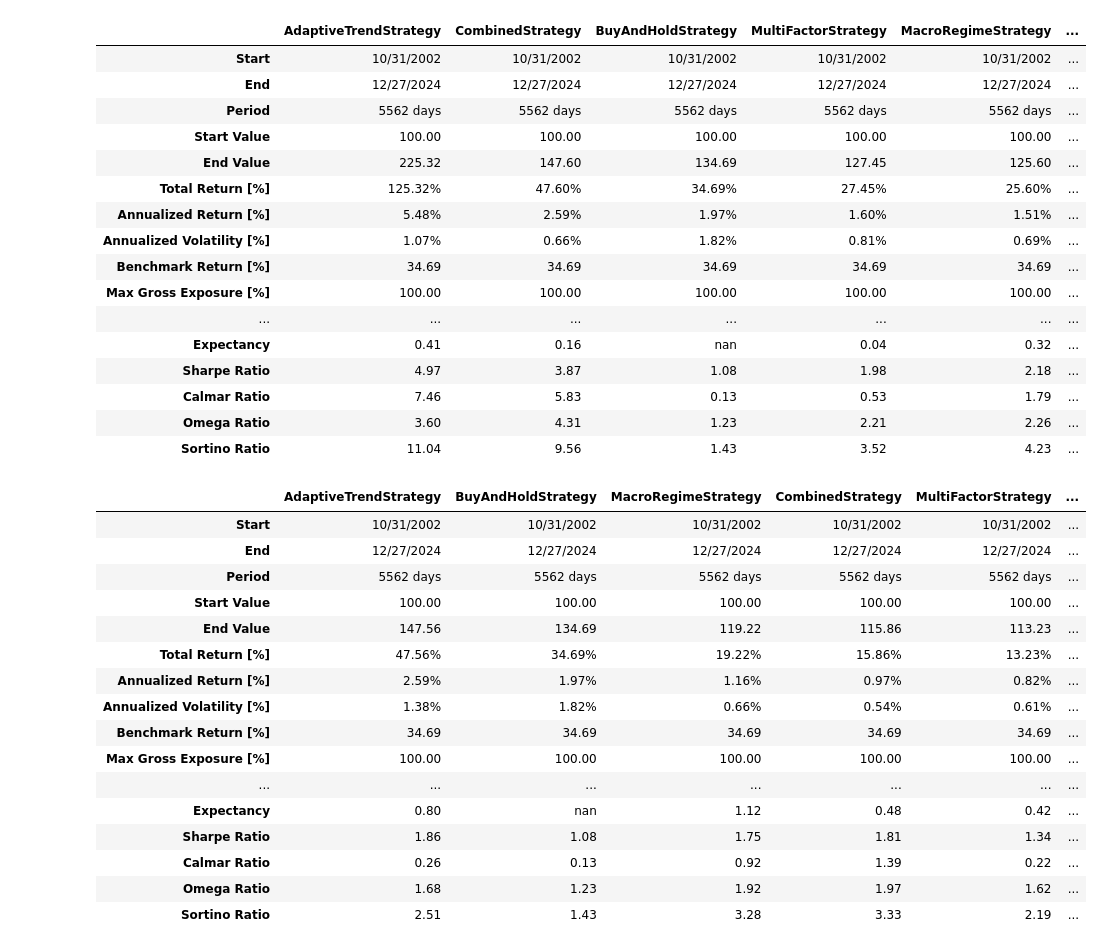
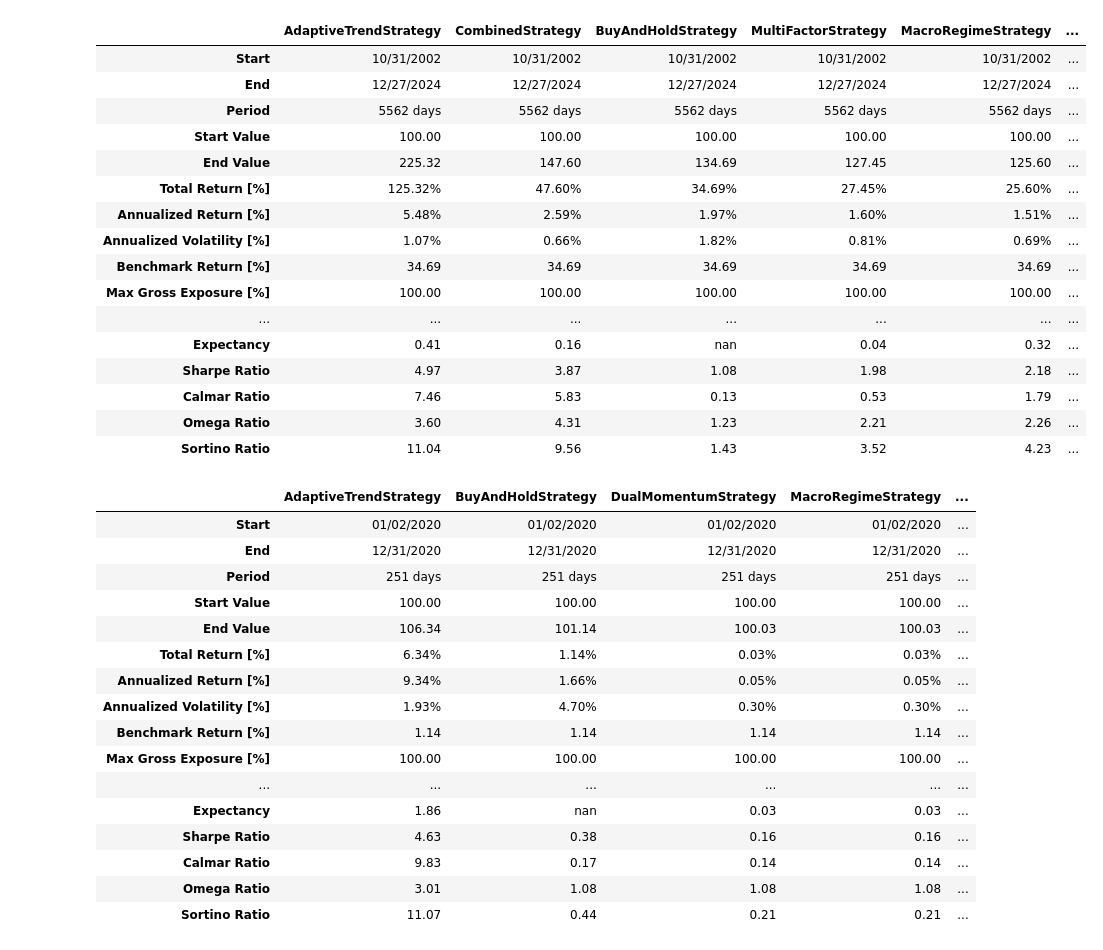
Before and after one commit to ewswlw/backtester, a Jupyter notebook: notebooks/vector_bt.ipynb, the cells around one changed output. Cells and saved outputs as stored; diff of their text form; code cells hidden in the pictures.

Commit message:
Add new backtest scripts and update strategy notebooks

```diff
--- a/notebooks/vector_bt.ipynb
+++ b/notebooks/vector_bt.ipynb
@@ -45,5 +33,12 @@ strategies = [
 # %%
 # Define The Whole Backtesting System In a Modular Way
+import io
+import sys
+from contextlib import redirect_stdout
+import pandas as pd
+from datetime import datetime
+from pathlib import Path
+import vectorbt as vbt
 
 class BacktestConfig:
     def __init__(self,
@@ -83,11 +78,16 @@ def load_data(config: BacktestConfig) -> pd.DataFrame:
     return df
 
 def create_portfolio(strategy, price, signals, config: BacktestConfig):
+    # Convert signals to boolean if they're not already
+    signals = signals.astype(bool)
+
     # Resample signals based on rebalance frequency
     if config.rebalance_freq != '1D':
         # Use 'M' for monthly resampling, then forward fill back to daily
         monthly_signals = signals.resample('M').last()
         signals = monthly_signals.reindex(price.index, method='ffill')
+        # Ensure signals are boolean after resampling
+        signals = signals.astype(bool)
 
     # Generate entries and exits
     entries = signals & ~signals.shift(1).fillna(False)
@@ -166,12 +166,24 @@ def run_backtest(strategies, config: BacktestConfig):
     # Dictionary to store stats for each strategy
     all_stats = {}
 
-    for strategy in strategies:
+    # Load and filter data once according to config
+    df = load_data(config)
+
+    # Create new instances of strategies with filtered data
+    strategy_instances = [
+        strategy.__class__(df) for strategy in strategies
+    ]
+
+    for strategy in strategy_instances:
         with redirect_stdout(io.StringIO()):
             signals = strategy.generate_signals()
 
         price = strategy.df[strategy.target_col]
         signals = signals.reindex(price.index)
+
+        # Ensure signals are boolean
+        if not isinstance(signals.dtype, pd.BooleanDtype):
+            signals = signals.astype(bool)
 
         # Create portfolio using config
         pf = create_portfolio(strategy, price, signals, config)
@@ -191,55 +203,66 @@ def run_backtest(strategies, config: BacktestConfig):
 
     return format_results(all_stats)
 
-# Create default config
-config = BacktestConfig()
+# Initialize strategies with full data first
+df = load_data(BacktestConfig())  # Load full dataset
+strategies = [
+    BuyAndHoldStrategy(df),
+    DualMomentumStrategy(df),
+    MacroRegimeStrategy(df),
+    MeanReversionStrategy(df),
+    MultiFactorStrategy(df),
+    VolatilityRegimeStrategy(df),
+    AdaptiveTrendStrategy(df),
+    CombinedStrategy(df)
+]
 
-# Run backtest with default settings (full period, daily rebalancing)
-results_default = run_backtest(strategies, config)
+# Create configs for different periods
+config_default = BacktestConfig()
+results_default = run_backtest(strategies, config_default)
 
-# Test different periods with monthly rebalancing
+# Test 2020 period with monthly rebalancing
 config_2020 = BacktestConfig(
     start_date='2020-01-01',
     end_date='2020-12-31',
-    rebalance_freq='M'  # Use 'M' for monthly
+    rebalance_freq='M'
 )
 results_2020 = run_backtest(strategies, config_2020)
 
-# Display results - styling is already applied
+# Display results
 display(results_default)
 display(results_2020)
 # %% [output]
 |  | AdaptiveTrendStrategy | CombinedStrategy | BuyAndHoldStrategy | MultiFactorStrategy | MacroRegimeStrategy | ... |
 | Start | 10/31/2002 | 10/31/2002 | 10/31/2002 | 10/31/2002 | 10/31/2002 | ... |
 | End | 12/27/2024 | 12/27/2024 | 12/27/2024 | 12/27/2024 | 12/27/2024 | ... |
 | Period | 5562 days | 5562 days | 5562 days | 5562 days | 5562 days | ... |
 | Start Value | 100.00 | 100.00 | 100.00 | 100.00 | 100.00 | ... |
 | End Value | 225.32 | 147.60 | 134.69 | 127.45 | 125.60 | ... |
 | Total Return [%] | 125.32% | 47.60% | 34.69% | 27.45% | 25.60% | ... |
 | Annualized Return [%] | 5.48% | 2.59% | 1.97% | 1.60% | 1.51% | ... |
 | Annualized Volatility [%] | 1.07% | 0.66% | 1.82% | 0.81% | 0.69% | ... |
 | Benchmark Return [%] | 34.69 | 34.69 | 34.69 | 34.69 | 34.69 | ... |
 | Max Gross Exposure [%] | 100.00 | 100.00 | 100.00 | 100.00 | 100.00 | ... |
 | ... | ... | ... | ... | ... | ... | ... |
 | Expectancy | 0.41 | 0.16 | nan | 0.04 | 0.32 | ... |
 | Sharpe Ratio | 4.97 | 3.87 | 1.08 | 1.98 | 2.18 | ... |
 | Calmar Ratio | 7.46 | 5.83 | 0.13 | 0.53 | 1.79 | ... |
 | Omega Ratio | 3.60 | 4.31 | 1.23 | 2.21 | 2.26 | ... |
 | Sortino Ratio | 11.04 | 9.56 | 1.43 | 3.52 | 4.23 | ... |
-|  | AdaptiveTrendStrategy | BuyAndHoldStrategy | MacroRegimeStrategy | CombinedStrategy | MultiFactorStrategy | ... |
-| Start | 10/31/2002 | 10/31/2002 | 10/31/2002 | 10/31/2002 | 10/31/2002 | ... |
-| End | 12/27/2024 | 12/27/2024 | 12/27/2024 | 12/27/2024 | 12/27/2024 | ... |
-| Period | 5562 days | 5562 days | 5562 days | 5562 days | 5562 days | ... |
-| Start Value | 100.00 | 100.00 | 100.00 | 100.00 | 100.00 | ... |
-| End Value | 147.56 | 134.69 | 119.22 | 115.86 | 113.23 | ... |
-| Total Return [%] | 47.56% | 34.69% | 19.22% | 15.86% | 13.23% | ... |
-| Annualized Return [%] | 2.59% | 1.97% | 1.16% | 0.97% | 0.82% | ... |
-| Annualized Volatility [%] | 1.38% | 1.82% | 0.66% | 0.54% | 0.61% | ... |
-| Benchmark Return [%] | 34.69 | 34.69 | 34.69 | 34.69 | 34.69 | ... |
-| Max Gross Exposure [%] | 100.00 | 100.00 | 100.00 | 100.00 | 100.00 | ... |
-| ... | ... | ... | ... | ... | ... | ... |
-| Expectancy | 0.80 | nan | 1.12 | 0.48 | 0.42 | ... |
-| Sharpe Ratio | 1.86 | 1.08 | 1.75 | 1.81 | 1.34 | ... |
-| Calmar Ratio | 0.26 | 0.13 | 0.92 | 1.39 | 0.22 | ... |
-| Omega Ratio | 1.68 | 1.23 | 1.92 | 1.97 | 1.62 | ... |
-| Sortino Ratio | 2.51 | 1.43 | 3.28 | 3.33 | 2.19 | ... |
+|  | AdaptiveTrendStrategy | BuyAndHoldStrategy | DualMomentumStrategy | MacroRegimeStrategy | ... |
+| Start | 01/02/2020 | 01/02/2020 | 01/02/2020 | 01/02/2020 | ... |
+| End | 12/31/2020 | 12/31/2020 | 12/31/2020 | 12/31/2020 | ... |
+| Period | 251 days | 251 days | 251 days | 251 days | ... |
+| Start Value | 100.00 | 100.00 | 100.00 | 100.00 | ... |
+| End Value | 106.34 | 101.14 | 100.03 | 100.03 | ... |
+| Total Return [%] | 6.34% | 1.14% | 0.03% | 0.03% | ... |
+| Annualized Return [%] | 9.34% | 1.66% | 0.05% | 0.05% | ... |
+| Annualized Volatility [%] | 1.93% | 4.70% | 0.30% | 0.30% | ... |
+| Benchmark Return [%] | 1.14 | 1.14 | 1.14 | 1.14 | ... |
+| Max Gross Exposure [%] | 100.00 | 100.00 | 100.00 | 100.00 | ... |
+| ... | ... | ... | ... | ... | ... |
+| Expectancy | 1.86 | nan | 0.03 | 0.03 | ... |
+| Sharpe Ratio | 4.63 | 0.38 | 0.16 | 0.16 | ... |
+| Calmar Ratio | 9.83 | 0.17 | 0.14 | 0.14 | ... |
+| Omega Ratio | 3.01 | 1.08 | 1.08 | 1.08 | ... |
+| Sortino Ratio | 11.07 | 0.44 | 0.21 | 0.21 | ... |
```
Also changed, not shown: parts of 2 cells of this notebook, 4 other files.
